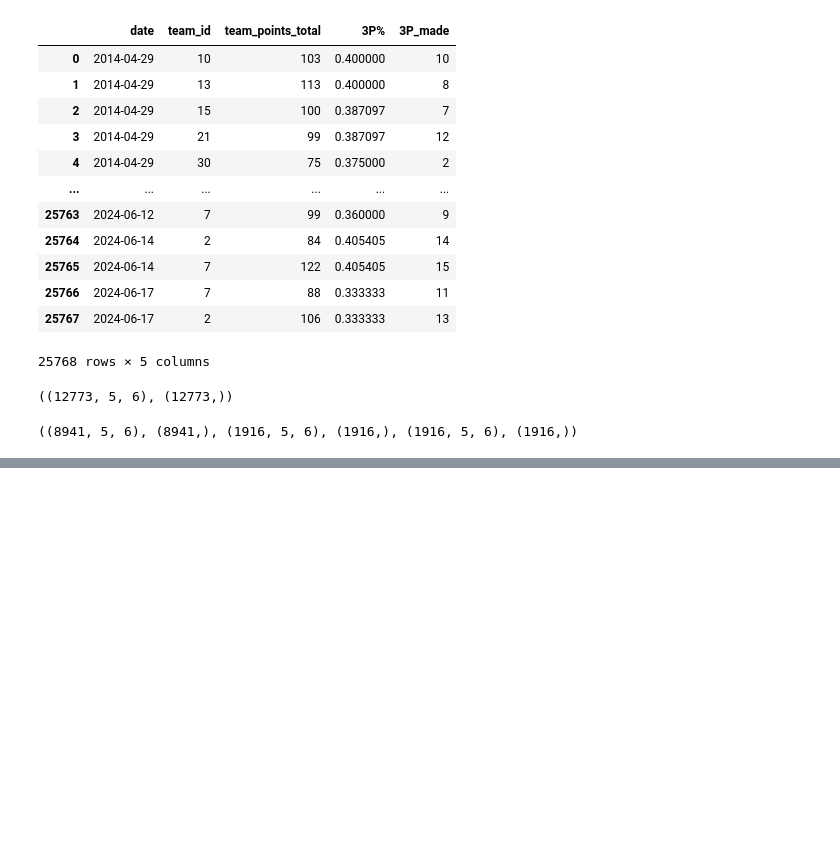
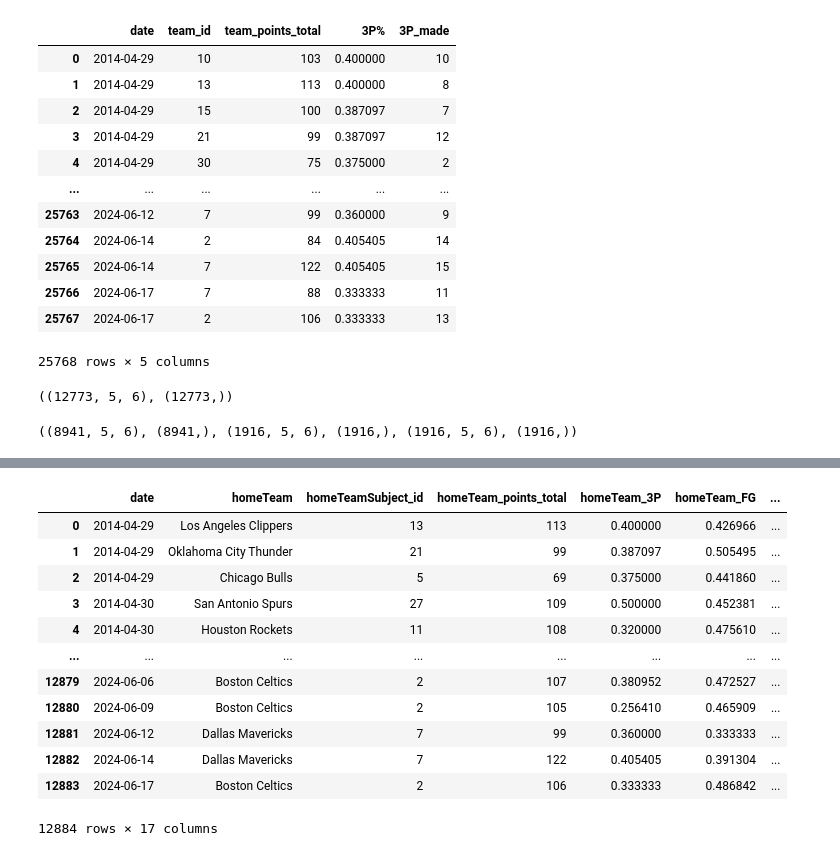
Before and after one commit to maxbraith/NBAModel, a Jupyter notebook: NBAModel/TimeSeriesML/timeSeriesWinner.ipynb, the cells around one changed output, grey strips where cells are left out. Cells and saved outputs as stored; diff of their text form; code cells hidden in the pictures; blank space fills up the shorter version.

```diff
--- a/NBAModel/TimeSeriesML/timeSeriesWinner.ipynb
+++ b/NBAModel/TimeSeriesML/timeSeriesWinner.ipynb
@@ -909,0 +950,19 @@ print(accuracy_score(y3_test, y_pred_binary))
+# %%
+#Format as percentage
+dfLim4['homeTeam_FG'] = dfLim4['homeTeam_FG'].str.split('-').apply(lambda x: int(x[0]) / int(x[1]) if isinstance(x, list) and len(x) == 2 else np.nan)
+dfLim4['awayTeam_FG'] = dfLim4['awayTeam_FG'].str.split('-').apply(lambda x: int(x[0]) / int(x[1]) if isinstance(x, list) and len(x) == 2 else np.nan)
+dfLim4
+# %% [output]
+|  | date | homeTeam | homeTeamSubject_id | homeTeam_points_total | homeTeam_3P | homeTeam_FG | ... |
+| 0 | 2014-04-29 | Los Angeles Clippers | 13 | 113 | 0.400000 | 0.426966 | ... |
+| 1 | 2014-04-29 | Oklahoma City Thunder | 21 | 99 | 0.387097 | 0.505495 | ... |
+| 2 | 2014-04-29 | Chicago Bulls | 5 | 69 | 0.375000 | 0.441860 | ... |
+| 3 | 2014-04-30 | San Antonio Spurs | 27 | 109 | 0.500000 | 0.452381 | ... |
+| 4 | 2014-04-30 | Houston Rockets | 11 | 108 | 0.320000 | 0.475610 | ... |
+| ... | ... | ... | ... | ... | ... | ... | ... |
+| 12879 | 2024-06-06 | Boston Celtics | 2 | 107 | 0.380952 | 0.472527 | ... |
+| 12880 | 2024-06-09 | Boston Celtics | 2 | 105 | 0.256410 | 0.465909 | ... |
+| 12881 | 2024-06-12 | Dallas Mavericks | 7 | 99 | 0.360000 | 0.333333 | ... |
+| 12882 | 2024-06-14 | Dallas Mavericks | 7 | 122 | 0.405405 | 0.391304 | ... |
+| 12883 | 2024-06-17 | Boston Celtics | 2 | 106 | 0.333333 | 0.486842 | ... |
+12884 rows × 17 columns
```
Also changed, not shown: parts of 13 cells of this notebook.
